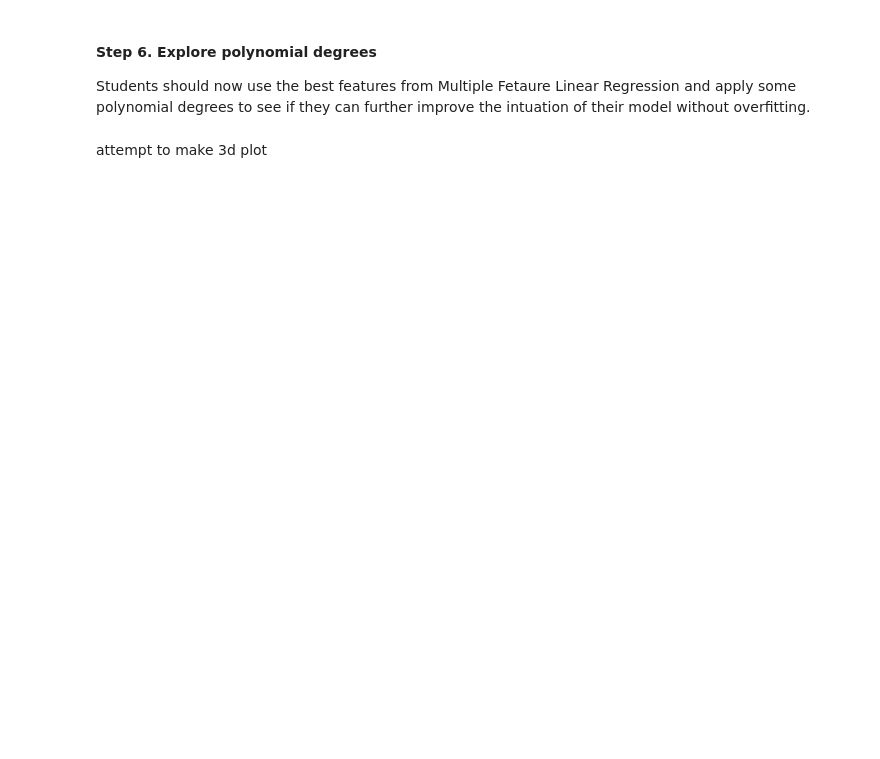
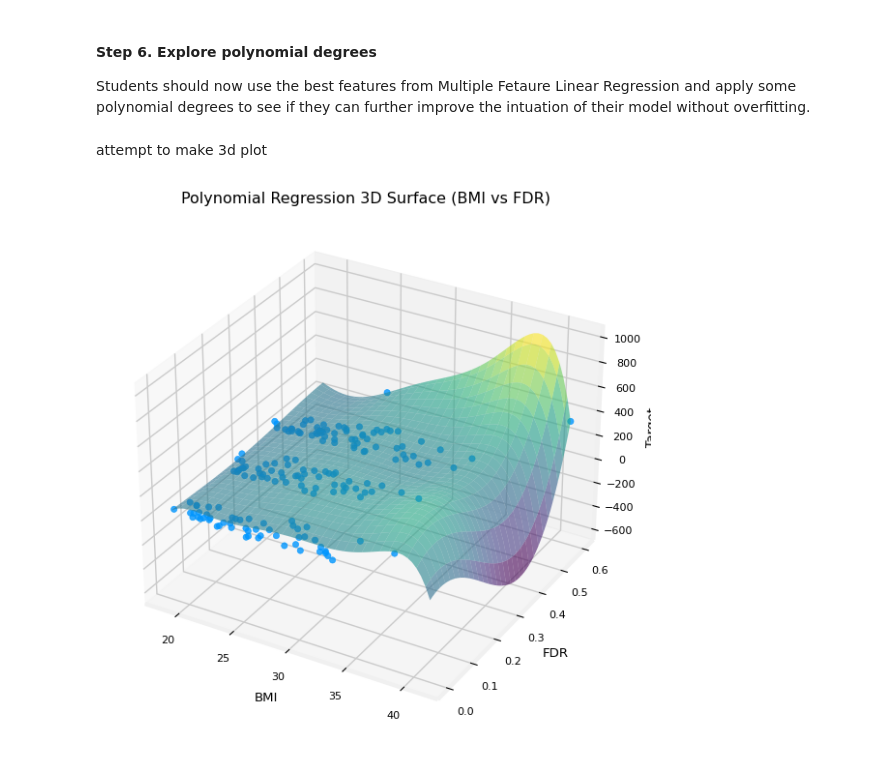
Before and after one commit to TempeHS/2026SE_MLOPs_Max.H, a Jupyter notebook: 2.Model_Development/2.3.Model_Training/2.3.3.Polynomial_Regression.ipynb, the cells around one changed output. Drawn from its saved outputs; the diff is of its cells as text; code cells hidden in the pictures; blank space fills up the shorter version.

```diff
--- a/2.Model_Development/2.3.Model_Training/2.3.3.Polynomial_Regression.ipynb
+++ b/2.Model_Development/2.3.Model_Training/2.3.3.Polynomial_Regression.ipynb
@@ -102,7 +103,42 @@ pickle.dump(my_model, open('../2.4.Model_Testing_and_Validation/' + model_filena
 Students should now use the best features from Multiple Fetaure Linear Regression and apply some polynomial degrees to see if they can further improve the intuation of their model without overfitting.
 # %% [markdown]
 attempt to make 3d plot
-# %%
-y_pred = my_model.predict(poly_features)
-x1 = ["BMI"]
-x2 = ["FDR"]
+# %%
+y_pred = my_model.predict(poly_features)
+
+if len(x_name) == 1:
+    plt.scatter(x, y_pred, label="Predicted")
+    plt.scatter(x, y, marker="x", c="r", label="Observed")
+    plt.title("Diabetes Disease Progress")
+    plt.ylabel(f"Training {y_name}")
+    plt.xlabel(f"Training {x_name[0]}")
+    plt.legend()
+    plt.show()
+else:
+    # BMI and FDR from x
+    x1 = x[:, 0]  # BMI
+    x2 = x[:, 1]  # FDR
+
+    # Prediction grid
+    grid_size = 60
+    g1 = np.linspace(x1.min(), x1.max(), grid_size)
+    g2 = np.linspace(x2.min(), x2.max(), grid_size)
+    G1, G2 = np.meshgrid(g1, g2)
+
+    X_grid = np.column_stack([G1.ravel(), G2.ravel()])
+    X_grid_poly = poly.transform(X_grid)
+    Y_hat = my_model.predict(X_grid_poly).reshape(G1.shape)
+
+    # 3D plot
+    fig = plt.figure(figsize=(10, 7))
+    ax = fig.add_subplot(111, projection="3d")
+    ax.scatter(x1, x2, y, s=20, alpha=0.8, label="Observed")
+    ax.plot_surface(G1, G2, Y_hat, cmap="viridis", alpha=0.6, edgecolor="none")
+
+    ax.set_xlabel("BMI")
+    ax.set_ylabel("FDR")
+    ax.set_zlabel("Target")
+    ax.set_title("Polynomial Regression 3D Surface (BMI vs FDR)")
+    plt.show()
+# %% [output]
+[figure, added]
```
Also changed, not shown: parts of 3 cells of this notebook, 4 other files.
